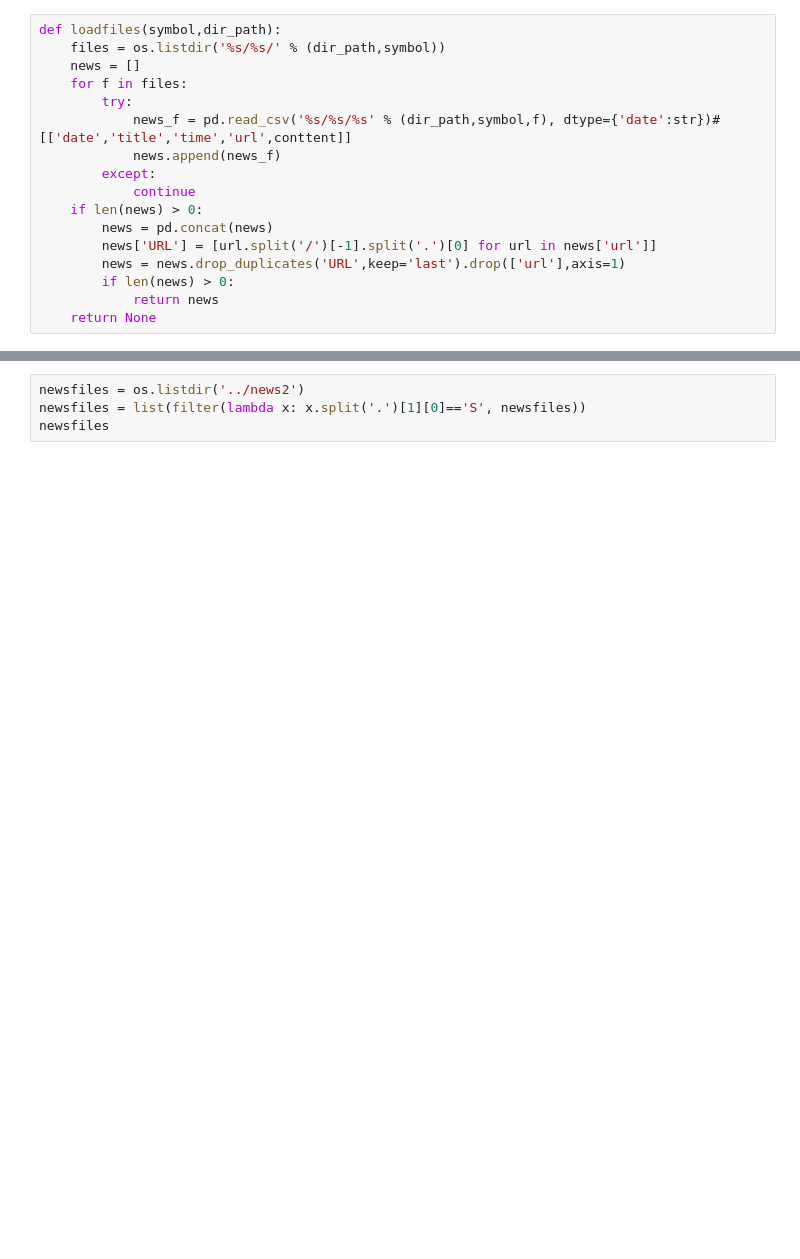
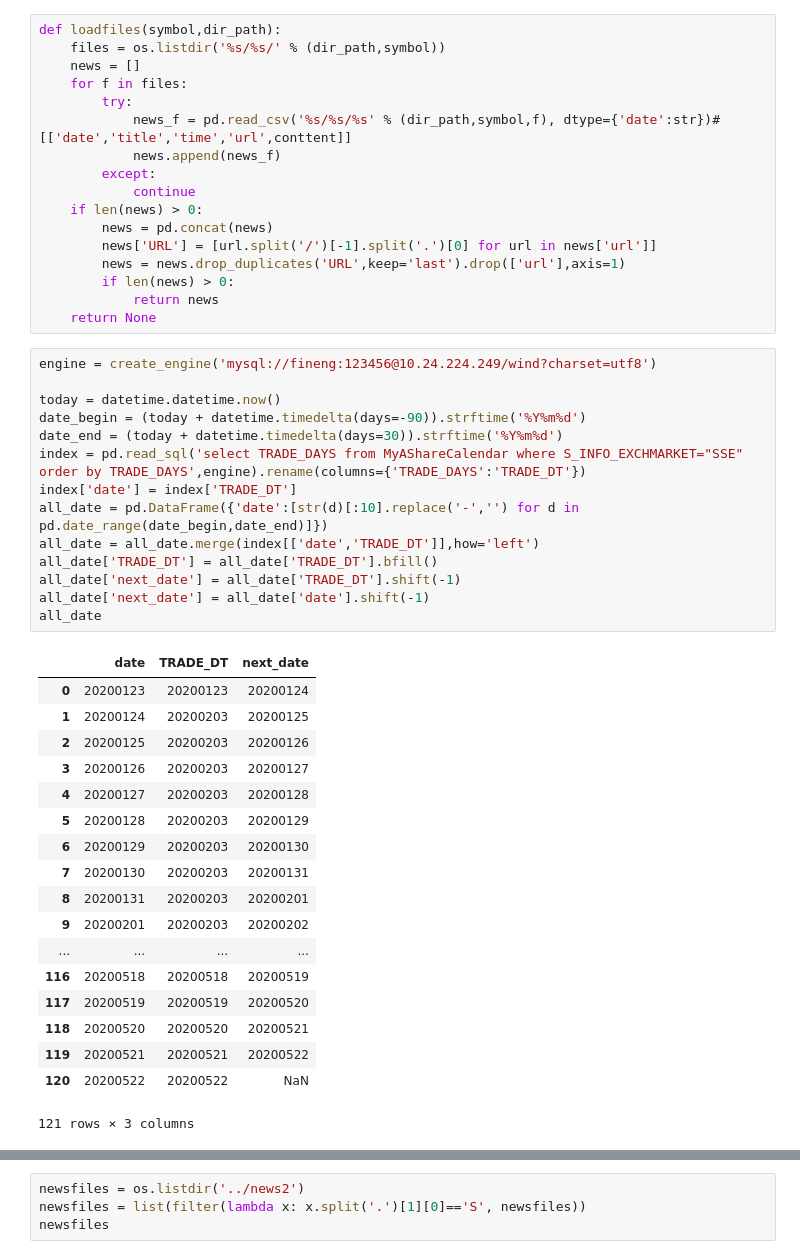
Before and after one commit to 1wy/eastMoney, a Jupyter notebook: ipy/插入数据库.ipynb, the cells around one changed output, grey strips where cells are left out. Cells and saved outputs as stored; diff of their text form; blank space fills up the shorter version.

```diff
--- a/ipy/插入数据库.ipynb
+++ b/ipy/插入数据库.ipynb
@@ -22,6 +29,39 @@ def loadfiles(symbol,dir_path):
         if len(news) > 0:
             return news
     return None
+# %%
+engine = create_engine('mysql://fineng:123456@10.24.224.249/wind?charset=utf8')
+
+today = datetime.datetime.now()
+date_begin = (today + datetime.timedelta(days=-90)).strftime('%Y%m%d')
+date_end = (today + datetime.timedelta(days=30)).strftime('%Y%m%d')
+index = pd.read_sql('select TRADE_DAYS from MyAShareCalendar where S_INFO_EXCHMARKET="SSE" order by TRADE_DAYS',engine).rename(columns={'TRADE_DAYS':'TRADE_DT'})
+index['date'] = index['TRADE_DT']
+all_date = pd.DataFrame({'date':[str(d)[:10].replace('-','') for d in pd.date_range(date_begin,date_end)]})
+all_date = all_date.merge(index[['date','TRADE_DT']],how='left')
+all_date['TRADE_DT'] = all_date['TRADE_DT'].bfill()
+all_date['next_date'] = all_date['TRADE_DT'].shift(-1)
+all_date['next_date'] = all_date['date'].shift(-1)
+all_date
+# %% [output]
+|  | date | TRADE_DT | next_date |
+| 0 | 20200123 | 20200123 | 20200124 |
+| 1 | 20200124 | 20200203 | 20200125 |
+| 2 | 20200125 | 20200203 | 20200126 |
+| 3 | 20200126 | 20200203 | 20200127 |
+| 4 | 20200127 | 20200203 | 20200128 |
+| 5 | 20200128 | 20200203 | 20200129 |
+| 6 | 20200129 | 20200203 | 20200130 |
+| 7 | 20200130 | 20200203 | 20200131 |
+| 8 | 20200131 | 20200203 | 20200201 |
+| 9 | 20200201 | 20200203 | 20200202 |
+| ... | ... | ... | ... |
+| 116 | 20200518 | 20200518 | 20200519 |
+| 117 | 20200519 | 20200519 | 20200520 |
+| 118 | 20200520 | 20200520 | 20200521 |
+| 119 | 20200521 | 20200521 | 20200522 |
+| 120 | 20200522 | 20200522 | NaN |
+121 rows × 3 columns
 # %%
 updb = UpdateDB('10.24.224.249','fineng','123456')
 index = updb.pull_index(['000300.SH']).loc['20100101':].reset_index().rename(columns={'TRADE_DT':'date'}).sort_values('date')
```
Also changed, not shown: parts of 7 cells of this notebook, 5 other files.
